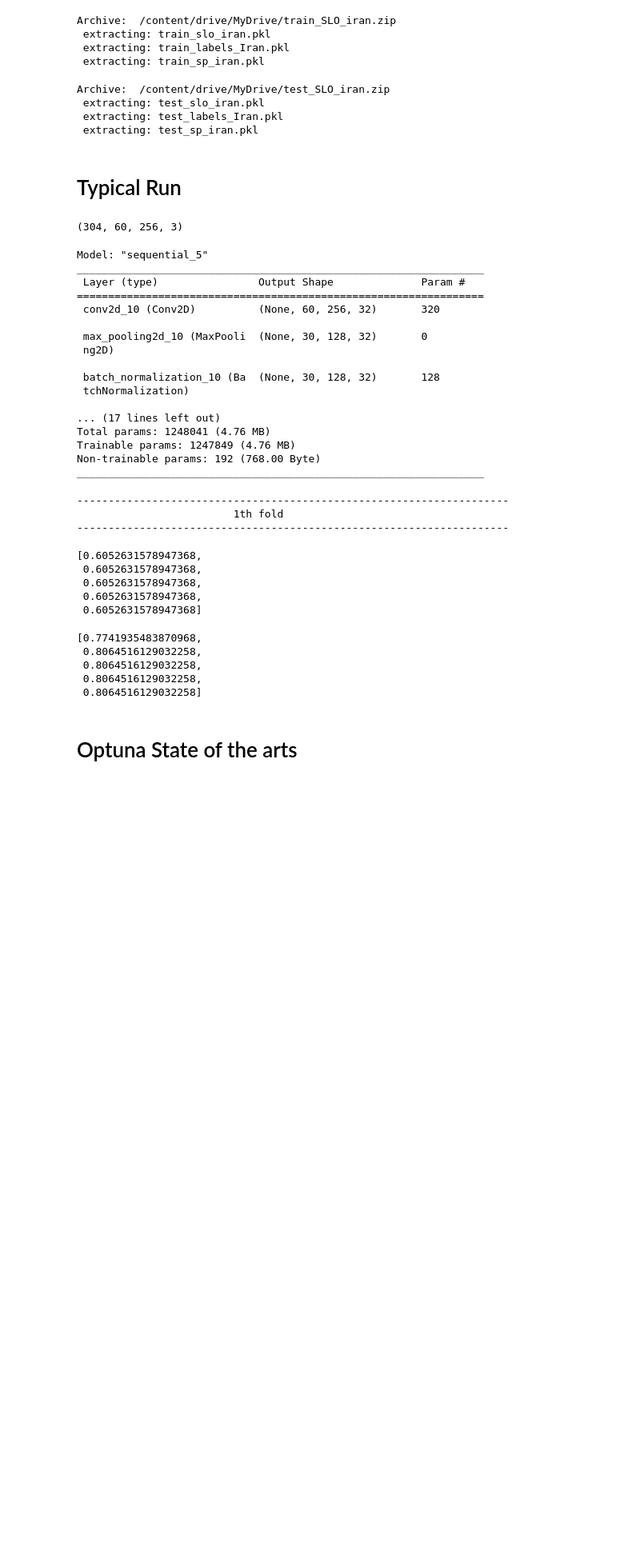
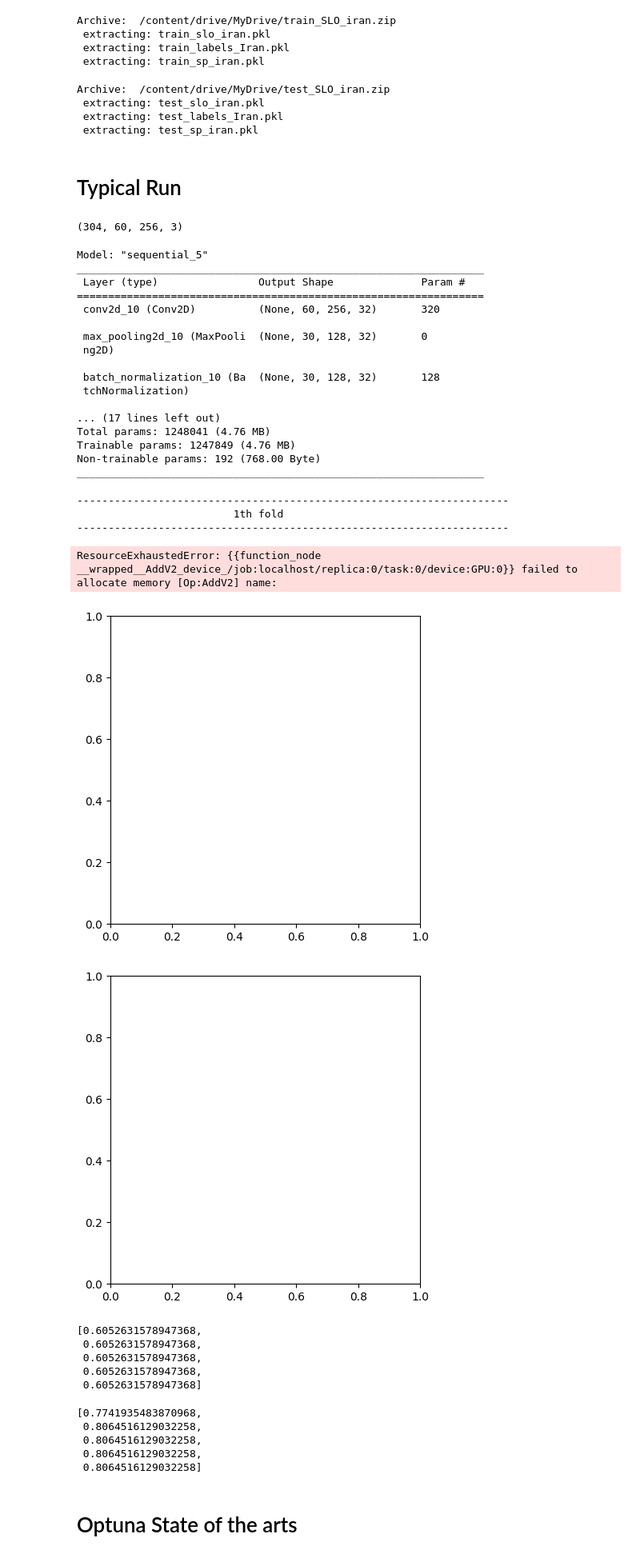
Before and after one commit to aliaghababaee/SLO_Asieh, a Jupyter notebook: VGG_+_Optuna.ipynb, the cells around one changed output. Shown at 80% size. Drawn from its saved outputs; the diff is of its cells as text; code cells hidden in the pictures; blank space fills up the shorter version.

```diff
--- a/VGG_+_Optuna.ipynb
+++ b/VGG_+_Optuna.ipynb
@@ -145,12 +145,12 @@ def preparing(x, y):
     for i in x:
         for j in range(len(x[i])):
 
-            #data.append(np.array(x[i][j]))
+            data.append(np.array(x[i][j]* 255))
+            label.append(y[i])
+
+            #img = resize (x[i][j], (224, 224, 1), mode = 'constant', preserve_range= True)
+            #data.append(img)
             #label.append(y[i])
-
-            img = resize (x[i][j], (224, 224, 1), mode = 'constant', preserve_range= True)
-            data.append(img)
-            label.append(y[i])
 
     data = np.reshape(data, np.shape(data))
     return data, np.array(label)
@@ -318,7 +318,7 @@ from tensorflow.keras.layers import Dense, Conv2D, Flatten, MaxPool2D, BatchNorm
 def cnn_feature_extractor(input_img, n_filters=32, n_class=2):
 
     # # Creating model
-    base_model = tf.keras.applications.ResNet50(
+    base_model = tf.keras.applications.resnet.ResNet101(
         weights='imagenet',
         include_top=False,
         input_shape=(60, 256, 3))
@@ -335,18 +335,18 @@ def cnn_feature_extractor(input_img, n_filters=32, n_class=2):
     #flatten
     model.add(Flatten())
 
-    #model.add (Dense (16000, activation = 'relu'))
+    model.add (Dense (482, activation = 'relu'))
+    model.add(Dropout(0.1))
+    model.add (Dense (4019, activation = 'relu'))
+    model.add(Dropout(0.3))
+    model.add(Dense(332, activation='relu'))
+    model.add(Dropout(0.6))
+    #model.add(Dense(256, activation='relu'))
     #model.add(Dropout(0.7))
-    #model.add (Dense (8000, activation = 'relu'))
-    #model.add(Dropout(0.3))
-    #model.add(Dense(2000, activation='relu'))
-    #model.add(Dropout(0.5))
-    model.add(Dense(256, activation='relu'))
-    model.add(Dropout(0.7))
     ##################################
     #################################  EFFECT OF Hidden NEURONS  ###################
     #model.add(Dense(3544, activation='relu'))
-    model.add(Dense(1, activation='sigmoid'))
+    model.add(Dense(n_class-1, activation='sigmoid'))
     return model
 # %%
 
@@ -467,7 +467,7 @@ learning_rate_vgg =  0.0004036650839061106
 batch_size_res    = 64
 epoch         = 100
 filter_num    = 32
-learning_rate_res =  0.0003494330691436937
+learning_rate_res =  0.0003720165816110892
 
 
 #### model parameters for cnn
@@ -551,7 +551,7 @@ for train_index, val_index in kf_nfold.split(images_train,list(labels_train.valu
       ]
 
 
-    my_optimizer =  tf.keras.optimizers.Adam(lr=learning_rate_cnn)
+    my_optimizer =  tf.keras.optimizers.Adam(lr=learning_rate_res)
     model.compile(optimizer=my_optimizer, loss="binary_crossentropy", metrics=METRICS)
     callbacks = [EarlyStopping(patience=20, verbose=1),
         ReduceLROnPlateau(factor=0.1, patience=10, min_lr=1e-6),
@@ -562,7 +562,7 @@ for train_index, val_index in kf_nfold.split(images_train,list(labels_train.valu
     #################################
     ###### Applying model  ###########
     #################################
-    results = model.fit(x_train, y_train, batch_size=batch_size_cnn, epochs=epoch, callbacks=callbacks,\
+    results = model.fit(x_train, y_train, batch_size=batch_size_res, epochs=epoch, callbacks=callbacks,\
                     validation_data=(x_valid, np.asarray(y_valid, dtype=np.float64)))
 
 
@@ -679,33 +679,36 @@ test_pr_aucc  = np.mean(test_pr_auc)
 class_acc  = class_acc/nfold
 class_acc_test  = class_acc_test/nfold
 
 print('cnn_acc     = %f' % cnn_accc)
 print('cnn_sp      = %f' % cnn_spp)
 print('cnn_se      = %f' % cnn_see)
 print('cnn_pr      = %f' % cnn_prr)
 print('cnn_f1      = %f' % cnn_f11)
 print('cnn_auc     = %f' % cnn_aucc)
 print('cnn_pr_auc  = %f' % cnn_pr_aucc, end='\n\n')
 
 
 print('acc of class %s' % target_names[0], '= %f' % class_acc[0])
 print('acc of class %s' % target_names[1], '= %f' % class_acc[1], end='\n\n')
 
 print('test_acc     = %f' % test_accc)
 print('test_sp      = %f' % test_spp)
 print('test_se      = %f' % test_see)
 print('test_pr      = %f' % test_prr)
 print('test_f1      = %f' % test_f11)
 print('test_auc     = %f' % test_aucc)
 print('test_pr_auc  = %f' % test_pr_aucc, end='\n\n')
 
 
 print('test acc of class %s' % target_names[0], '= %f' % class_acc_test[0])
 print('test acc of class %s' % target_names[1], '= %f' % class_acc_test[1], end='\n\n')
 # %% [output]
 ---------------------------------------------------------------------
                          1th fold
 ---------------------------------------------------------------------
+ResourceExhaustedError: {{function_node __wrapped__AddV2_device_/job:localhost/replica:0/task:0/device:GPU:0}} failed to allocate memory [Op:AddV2] name:
+[figure, added]
+[figure, added]
 # %%
 test_acc
 # %% [output]
```
Also changed, not shown: parts of 3 cells of this notebook.
